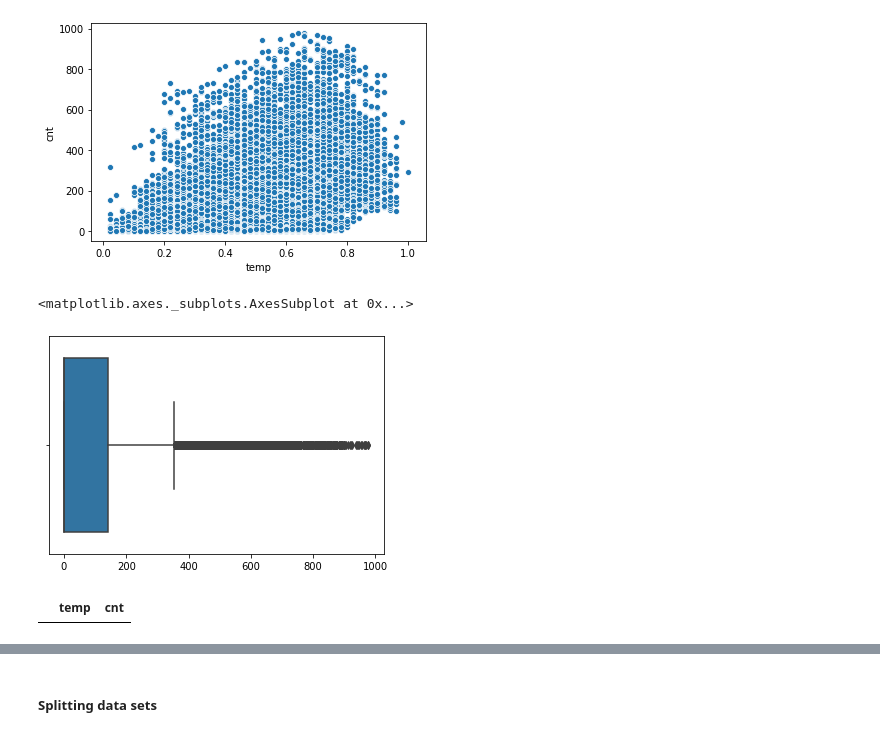
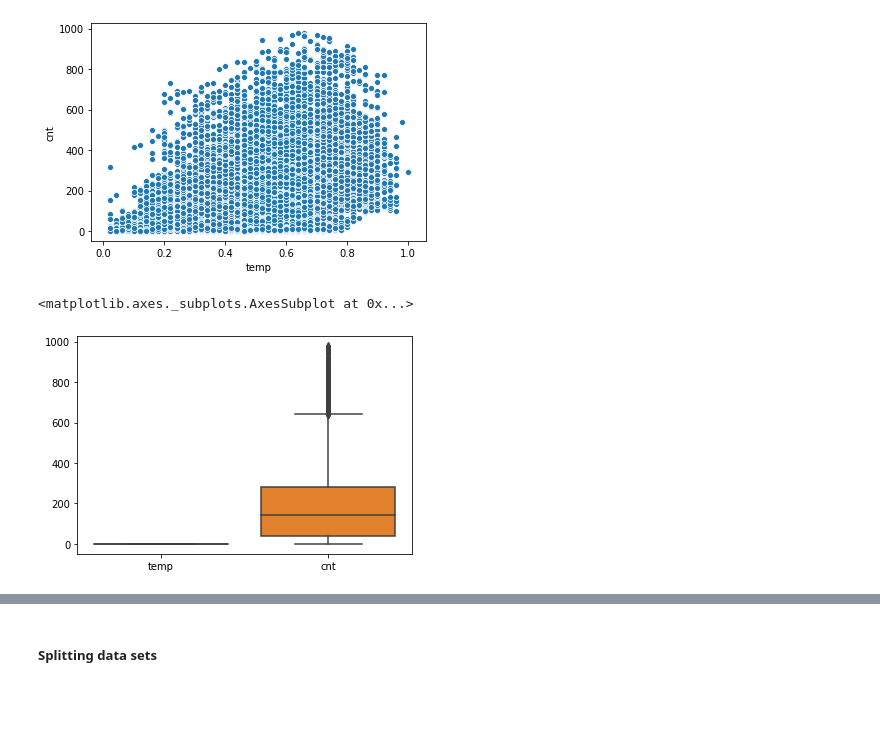
Before and after one commit to SunnyRaj94/Advance-Machine-Learning, a Jupyter notebook: regression/simple_linear_regression/02_bike_sharing_prediction.ipynb, the cells around one changed output, grey strips where cells are left out. Saved outputs shown, nothing was run; the diff lists cells and outputs as text; code cells hidden in the pictures; blank space fills up the shorter version.

```diff
--- a/regression/simple_linear_regression/02_bike_sharing_prediction.ipynb
+++ b/regression/simple_linear_regression/02_bike_sharing_prediction.ipynb
@@ -111,10 +112,9 @@ sea.scatterplot(x = data_set['temp'],y =data_set['cnt'])
 [figure]
 # %%
 #againg plotting box plot to see the data ranges
-# sea.boxplot(x = data_set['temp'], data = data_set)
-sea.boxplot(data_set)
+sea.boxplot(data = data_set)
 # %% [output]
 <matplotlib.axes._subplots.AxesSubplot at 0x...>
-[figure, old version]
+[figure, new version]
 # %%
 #removing outliers
@@ -122,4 +121,0 @@ data_set.loc[data_set['temp']>350] = data_set['temp'].mean()
-# %%
-data_set.loc[data_set['temp']>350]
-# %% [output]
-|  | temp | cnt |
```
Also changed, not shown: parts of 17 cells of this notebook.
